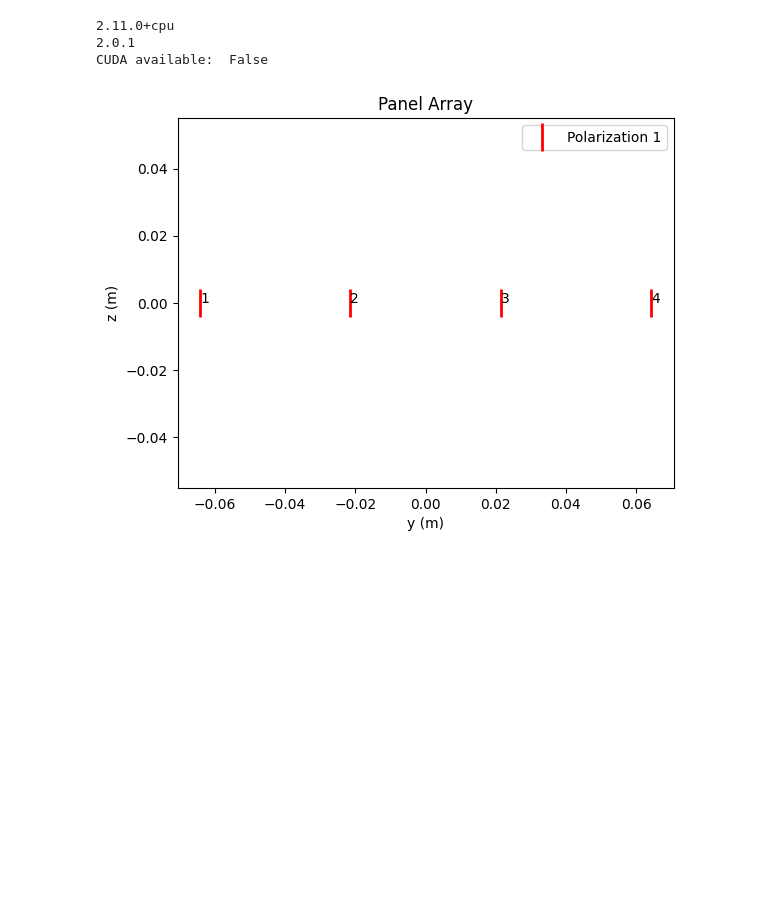
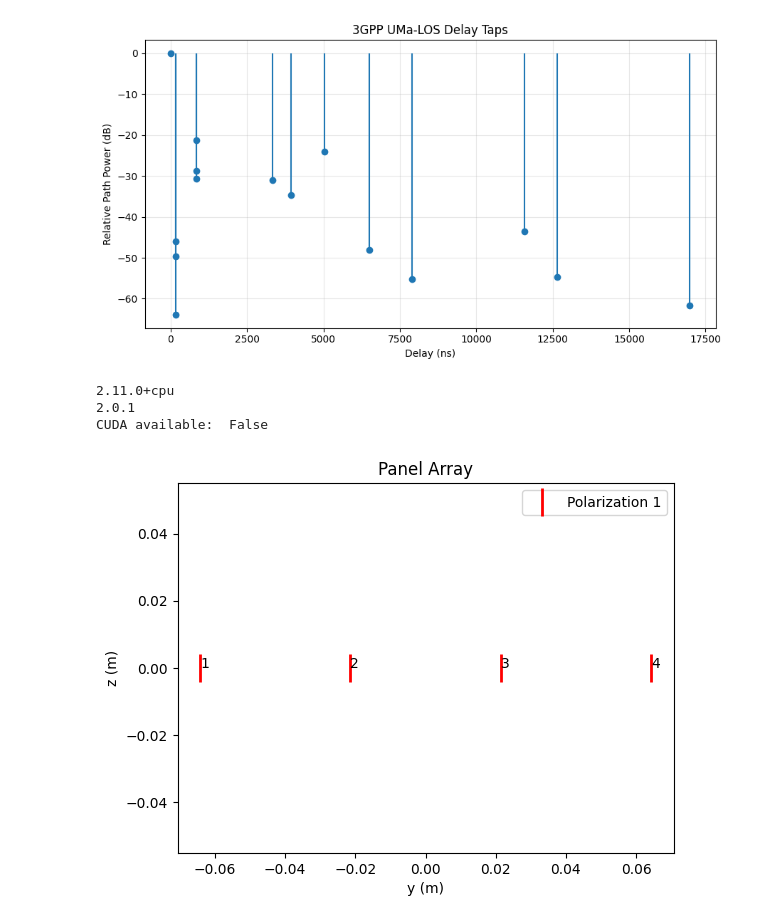
Before and after one commit to chenchunmei-daphne/lingjian, a Jupyter notebook: source/sionna_learning/exp_1.ipynb, the cells around one changed output. Saved outputs shown, nothing was run; the diff lists cells and outputs as text; code cells hidden in the pictures; blank space fills up the shorter version.

```diff
--- a/source/sionna_learning/exp_1.ipynb
+++ b/source/sionna_learning/exp_1.ipynb
@@ -1,3 +336,27 @@
+# %%
+# ============================================================
+# 9. 绘制 LOS 时延抽头
+# ============================================================
+
+plt.figure(figsize=(9, 5))
+
+plt.stem(
+    delay_los[:15],
+    power_db_los[:15],
+    basefmt=" ",
+)
+plt.xlabel("Delay (ns)")
+plt.ylabel("Relative Path Power (dB)")
+plt.title("3GPP UMa-LOS Delay Taps")
+
+plt.grid(
+    True,
+    alpha=0.3,
+)
+plt.tight_layout()
+plt.show()
+# %% [output]
+[figure, added]
 # %%
 import torch
 import sionna
```
Also changed, not shown: parts of 1 cell of this notebook, 35 other files.
